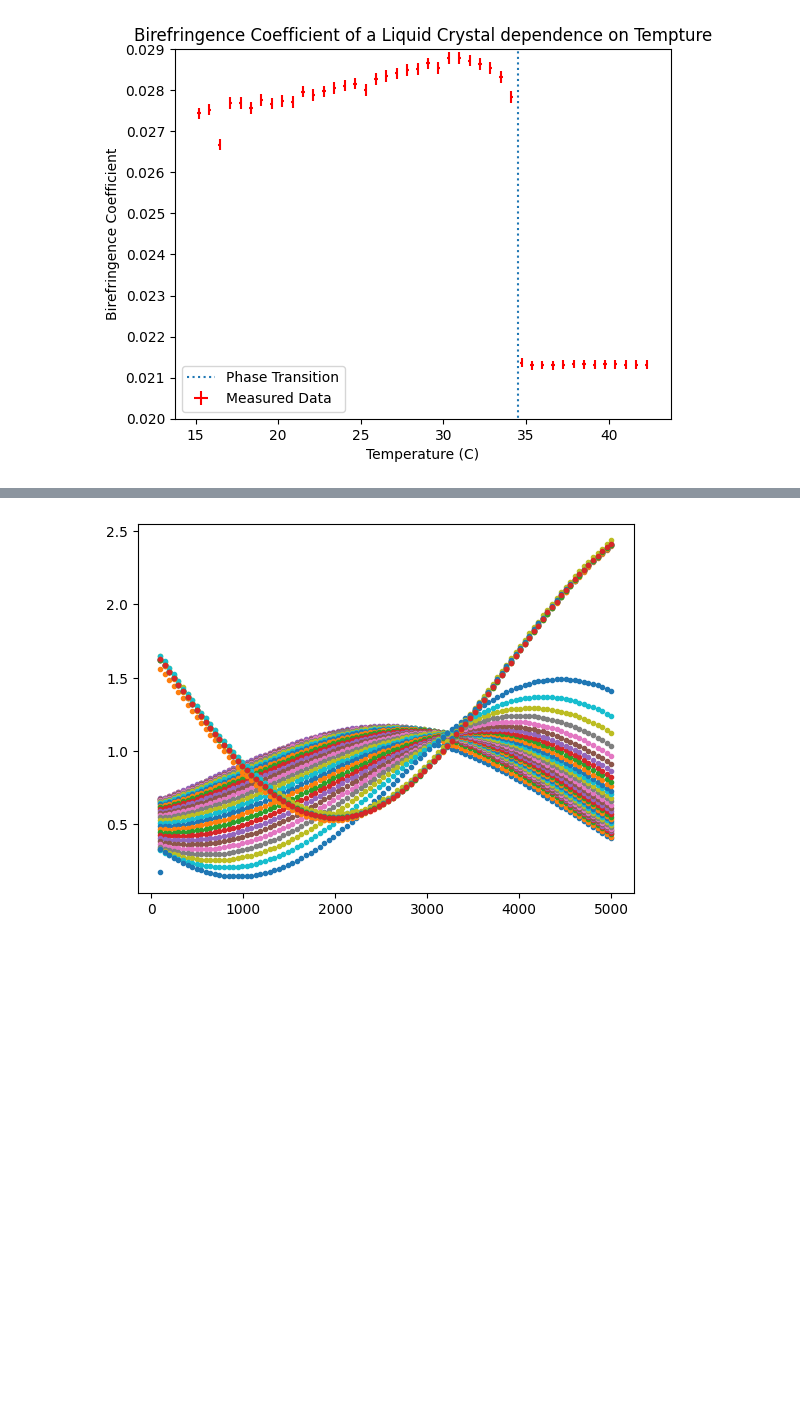
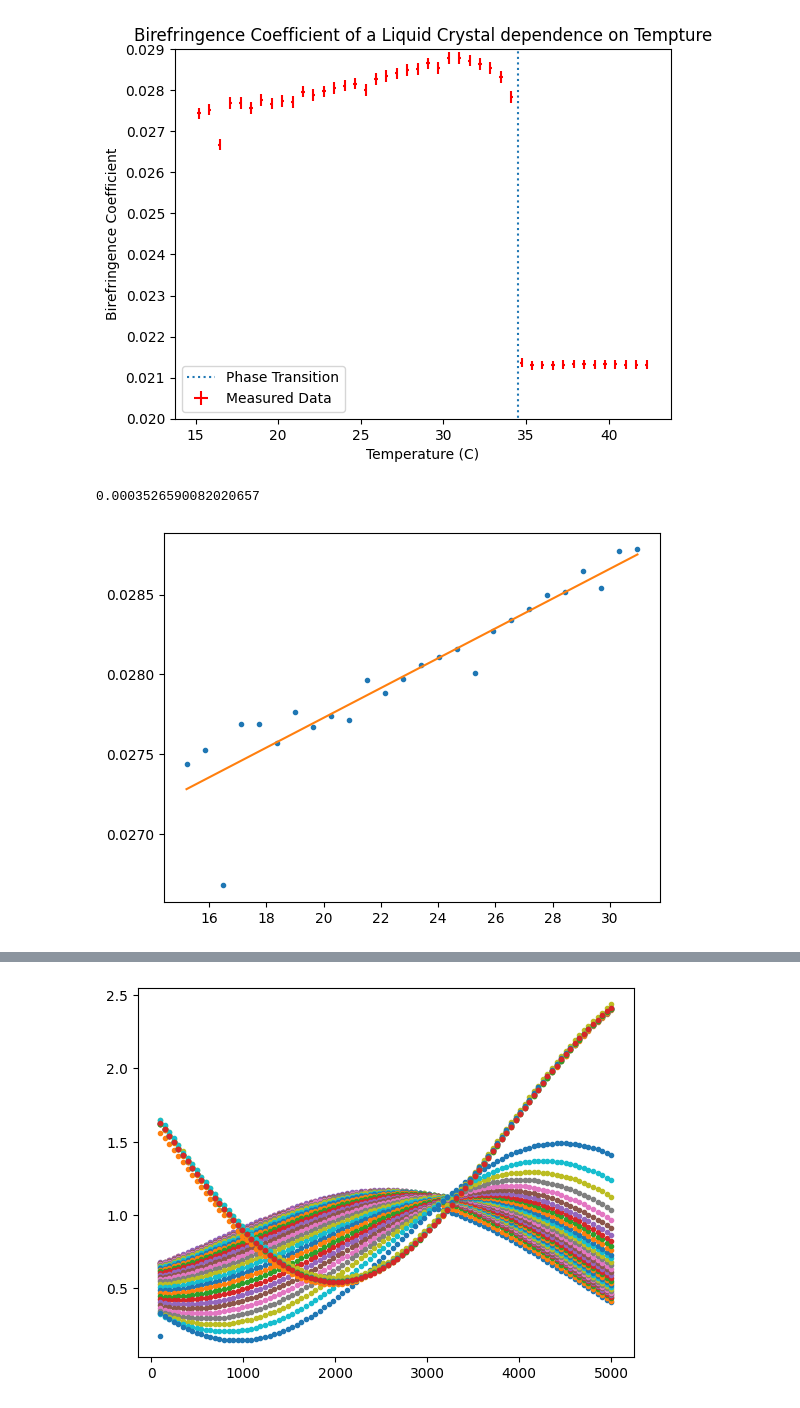
Before and after one commit to cwru-robin/Phys301, a Jupyter notebook: Birefringence/Untitled.ipynb, the cells around one changed output, grey strips where cells are left out. Drawn from its saved outputs; the diff is of its cells as text; code cells hidden in the pictures; blank space fills up the shorter version.

```diff
--- a/Birefringence/Untitled.ipynb
+++ b/Birefringence/Untitled.ipynb
@@ -196,4 +207,14 @@ plt.legend()
 plt.savefig("plot1",dpi=184)
 # %% [output]
 [figure]
+# %%
+p,c=opt.curve_fit(line_model,tange[:-18],birecon*np.arctan(np.sqrt(ratio))[:-18])
+plt.plot(tange[:-18],birecon*np.arctan(np.sqrt(ratio))[:-18],'.',label= "Measured Data")
+
+plt.plot(tange[:-18],line_model(tange[:-18],*p))
+n0=line_model(-273.15,*p)
+n0
+# %% [output]
+0.0003526590082020657
+[figure, added]
 # %%
```
Also changed, not shown: parts of 24 cells of this notebook, 2 other files.
